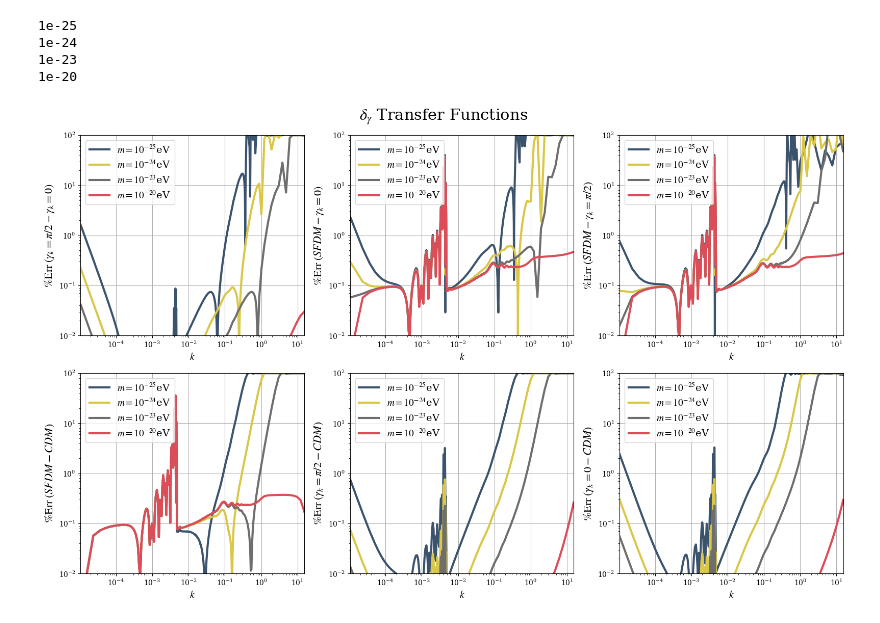
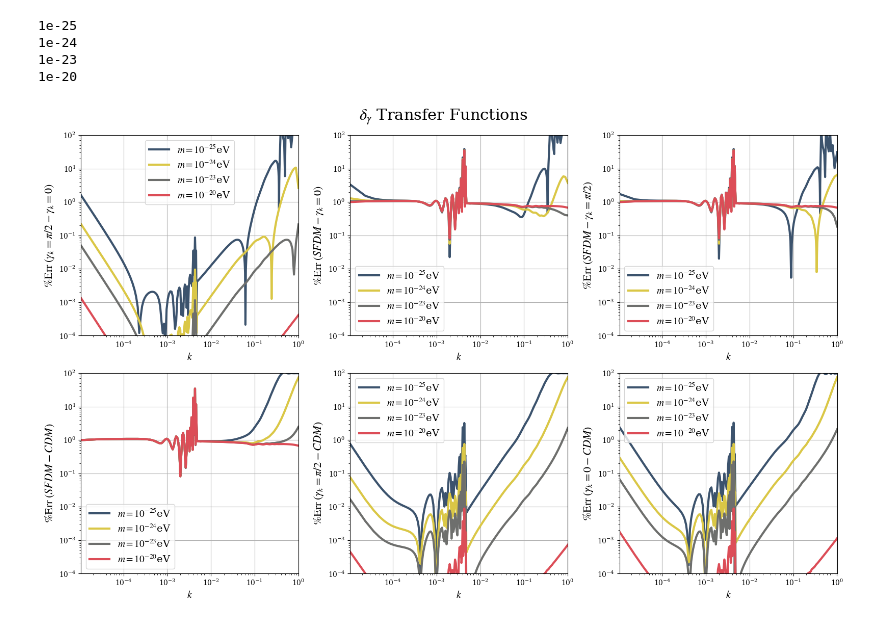
Before and after one commit to classULDM/class.VFDM, a Jupyter notebook: notebooks/Python_wrapper/Transfer_functions.ipynb, the cells around one changed output. Cells and saved outputs as stored; diff of their text form; code cells hidden in the pictures.

```diff
--- a/notebooks/Python_wrapper/Transfer_functions.ipynb
+++ b/notebooks/Python_wrapper/Transfer_functions.ipynb
@@ -46,7 +46,7 @@ lcdm_settings = {'output':'tCl mPk mTk',
                  'n_s':ns,
                  'tau_reio':tau_reio,
                  'YHe': 'BBN','gauge':'synchronous',
-                 'ic' : 'ad', 'P_k_max_h/Mpc' : 15,
+                 'ic' : 'ad', 'P_k_max_h/Mpc' : 1,
                  'modes' : 's', 'recombination' : 'RECFAST'}
 lcdm_settings.update(precision_settings)
 lcdm.set(lcdm_settings)
@@ -66,7 +66,6 @@ common_settings  = {
             'Omega_fld' : 0.,
             'Omega_vf' : frac*omega_cdm/h_planck**2,
             'attractor_ic_vf' : 'yes',
-            'vf_tuning_index' : 3,
             'vector_background_mode': 'bianchi',
             'YHe' : 'BBN',
             'tau_reio':tau_reio,
@@ -77,7 +76,7 @@ common_settings  = {
             'modes' : 's',
             'recombination' : 'RECFAST',
             'output' : 'tCl mPk mTk',
-            'P_k_max_h/Mpc' : 15
+            'P_k_max_h/Mpc' : 1
             }
 common_settings.update(precision_settings)
 # %% [markdown]
@@ -99,7 +98,7 @@ for m in range(len(angles)):
     cosmo_angles[m].set(common_settings)
     cosmo_angles[m].set({'gamma_Ak' : angles[m]})
     cosmo_angles[m].set({'svt_coupling' : 'no'})
-    cosmo_angles[m].set({'vf_parameters' : '%s, 1.e-16, 1.e-30, 0.01'%mass})
+    cosmo_angles[m].set({'vf_mass' : '%s'%mass})
     cosmo_angles[m].compute()
 # %%
 # m = 10^{-25} eV
@@ -147,7 +183,7 @@ for m in range(len(masses)):
 
     cosmo0[m] = Class()
     cosmo0[m].set(common_settings)
-    cosmo0[m].set({'vf_parameters' : '%s, 1.e-16, 1.e-30, 0.01'%masses[m]})
+    cosmo0[m].set({'vf_mass' : '%s'%masses[m]})
     cosmo0[m].set({'vector_background_mode' : 'bianchi'})
     cosmo0[m].set({'svt_coupling' : 'no'})
     cosmo0[m].set({'gamma_Ak': 0})
@@ -156,7 +192,7 @@ for m in range(len(masses)):
 
     cosmopi2[m] = Class()
     cosmopi2[m].set(common_settings)
-    cosmopi2[m].set({'vf_parameters' : '%s, 1.e-16, 1.e-30, 0.01'%masses[m]})
+    cosmopi2[m].set({'vf_mass' : '%s'%masses[m]})
     cosmopi2[m].set({'vector_background_mode' : 'bianchi'})
     cosmopi2[m].set({'svt_coupling' : 'no'})
     cosmopi2[m].set({'gamma_Ak': np.pi/2})
@@ -205,32 +241,32 @@ def errors(transfer):
         axes[1].plot(kk, err1, color=colors[m], label=r'$m=10^{%s}$eV'% str(masses[m])[-3:], lw=3)
         axes[2].plot(kk, err2, color=colors[m], label=r'$m=10^{%s}$eV'% str(masses[m])[-3:], lw=3)
         axes[3].plot(kk, err3, color=colors[m], label=r'$m=10^{%s}$eV'% str(masses[m])[-3:], lw=3)
         axes[4].plot(kk, err4, color=colors[m], label=r'$m=10^{%s}$eV'% str(masses[m])[-3:], lw=3)
         axes[5].plot(kk, err5, color=colors[m], label=r'$m=10^{%s}$eV'% str(masses[m])[-3:], lw=3)
 
 
         axes[0].set_ylabel(r'$\%{\rm Err}\;(\gamma_k=\pi/2 - \gamma_k=0)$', fontsize=16)
         axes[1].set_ylabel(r'$\%{\rm Err}\;(SFDM - \gamma_k=0)$', fontsize=16)
         axes[2].set_ylabel(r'$\%{\rm Err}\;(SFDM - \gamma_k=\pi/2)$', fontsize=16)
         axes[3].set_ylabel(r'$\%{\rm Err}\;(SFDM - CDM)$', fontsize=16)
         axes[4].set_ylabel(r'$\%{\rm Err}\;(\gamma_k=\pi/2 - CDM)$', fontsize=16)
         axes[5].set_ylabel(r'$\%{\rm Err}\;(\gamma_k=0 - CDM)$', fontsize=16)
 
     for i in range(6):
         ax = axes[i]
         ax.set_xscale('log')
         ax.set_yscale('log')
         ax.set_xlabel(r'$k$', fontsize=14)
-        ax.set_ylim(1.e-2, 1.e2)
+        ax.set_ylim(1.e-4, 1.e2)
         ax.set_xlim(kk[0], kk[-1])
         ax.grid()
         #ax.grid(True, which='both', ls='--', alpha=0.4)
         ax.legend(fontsize=14)
 
     plt.tight_layout()
     plt.show()
 
 #errors('psi')
 errors('d_g')
 # %% [output]
-[figure, old version]
+[figure, new version]
```
Also changed, not shown: parts of 2 cells of this notebook, 25 other files.
